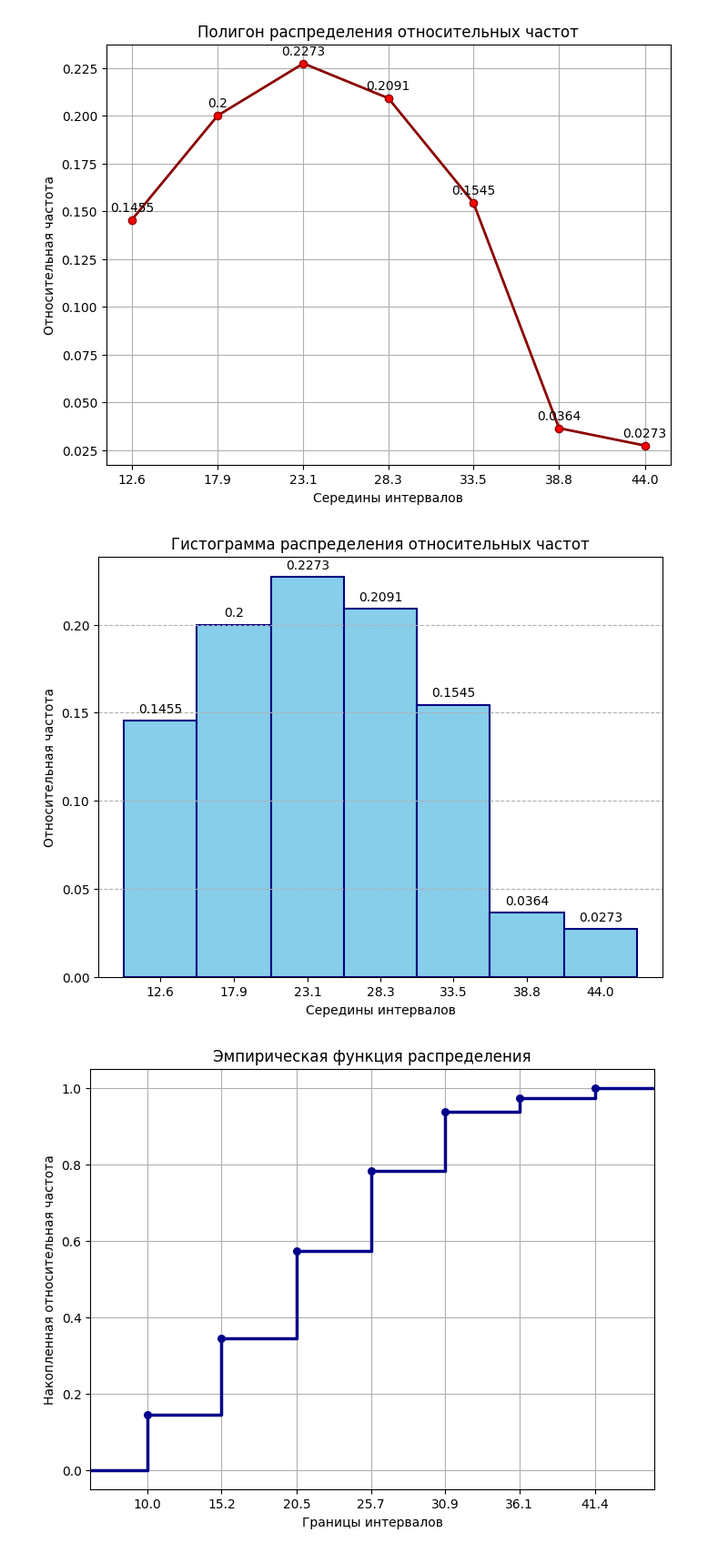
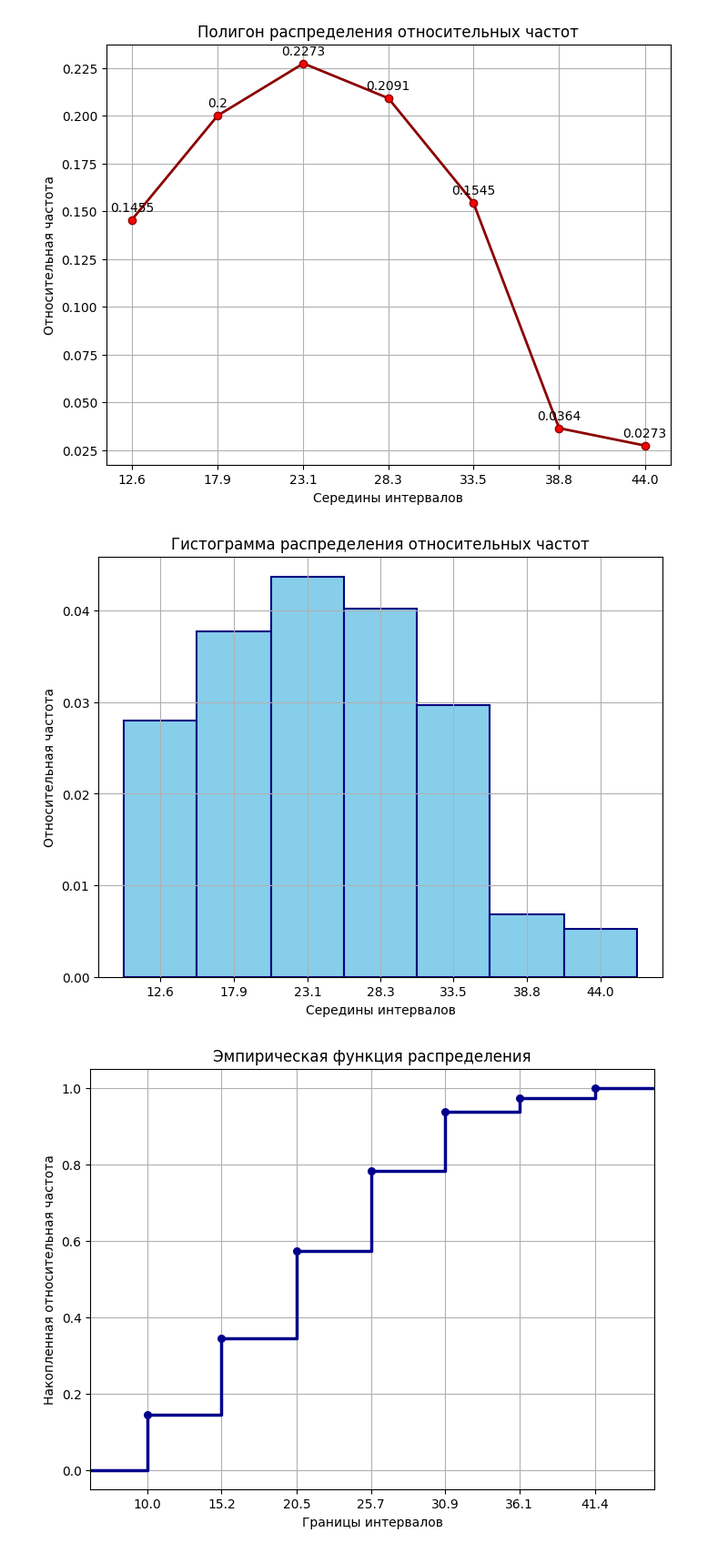
Before and after one commit to the-mvi/smedh-2026, a Jupyter notebook: 2383_Anishchenko_AI_Baraeva_EN/task1.ipynb, the cells around one changed output. Shown at 91% size. Drawn from its saved outputs; the diff is of its cells as text; code cells hidden in the pictures.

```diff
--- a/2383_Anishchenko_AI_Baraeva_EN/task1.ipynb
+++ b/2383_Anishchenko_AI_Baraeva_EN/task1.ipynb
@@ -226,20 +226,15 @@ plt.figure(figsize=(8, 6))
 for i in range(k):
     left = left_bounds[i]
     right = right_bounds[i]
-    height = frequencies[i]
-    plt.bar(left, height, width = right - left, align='edge', color='skyblue', edgecolor='navy', linewidth=1.5)
-
-for i in range(len(intervals_mid)):
-    left = left_bounds[i]
-    right = right_bounds[i]
-    height = frequencies[i]
-    plt.text(left + (right - left) / 2, height + 0.3, str(height), ha='center', va='bottom')
+    width = right - left
+    height = frequencies[i] / width
+    plt.bar(left, height, width, align='edge', color='skyblue', edgecolor='navy', linewidth=1.5)
 
 plt.xticks(intervals_mid, [f'{x:.1f}' for x in intervals_mid])
 
 plt.title('Гистограмма распределения абсолютных частот')
 plt.xlabel('Середины интервалов')
 plt.ylabel('Абсолютная частота')
-plt.grid(True, linestyle='--', axis='y')
+plt.grid()
 plt.show()
 # %% [output]
@@ -306,36 +301,31 @@ plt.show()
 # %%
 # Подготовка данных
 left_bounds = []    # левые границы интервалов
 right_bounds = []   # правые границы интервалов
 
 for i, left, right, vals in interval_data:
     left_bounds.append(left)
     right_bounds.append(right)
 
 # Построение гистограммы
 plt.figure(figsize=(8, 6))
 
 for i in range(k):
     left = left_bounds[i]
     right = right_bounds[i]
-    height = frequencies[i]
-    plt.bar(left, height, width = right - left, align='edge', color='skyblue', edgecolor='navy', linewidth=1.5)
-
-for i in range(len(intervals_mid)):
-    left = left_bounds[i]
-    right = right_bounds[i]
-    height = frequencies[i]
-    plt.text(left + (right - left) / 2, height + 0.003, str(height), ha='center', va='bottom')
+    width = right - left
+    height = frequencies[i] / width
+    plt.bar(left, height, width, align='edge', color='skyblue', edgecolor='navy', linewidth=1.5)
 
 plt.xticks(intervals_mid, [f'{x:.1f}' for x in intervals_mid])
 
 plt.title('Гистограмма распределения относительных частот')
 plt.xlabel('Середины интервалов')
 plt.ylabel('Относительная частота')
-plt.grid(True, linestyle='--', axis='y')
+plt.grid()
 plt.show()
 # %% [output]
-[figure, old version]
+[figure, new version]
 # %%
 # Подготовка данных
 accumulated_freq = [] # накопленные частоты
```
Also changed, not shown: parts of 2 cells of this notebook.
